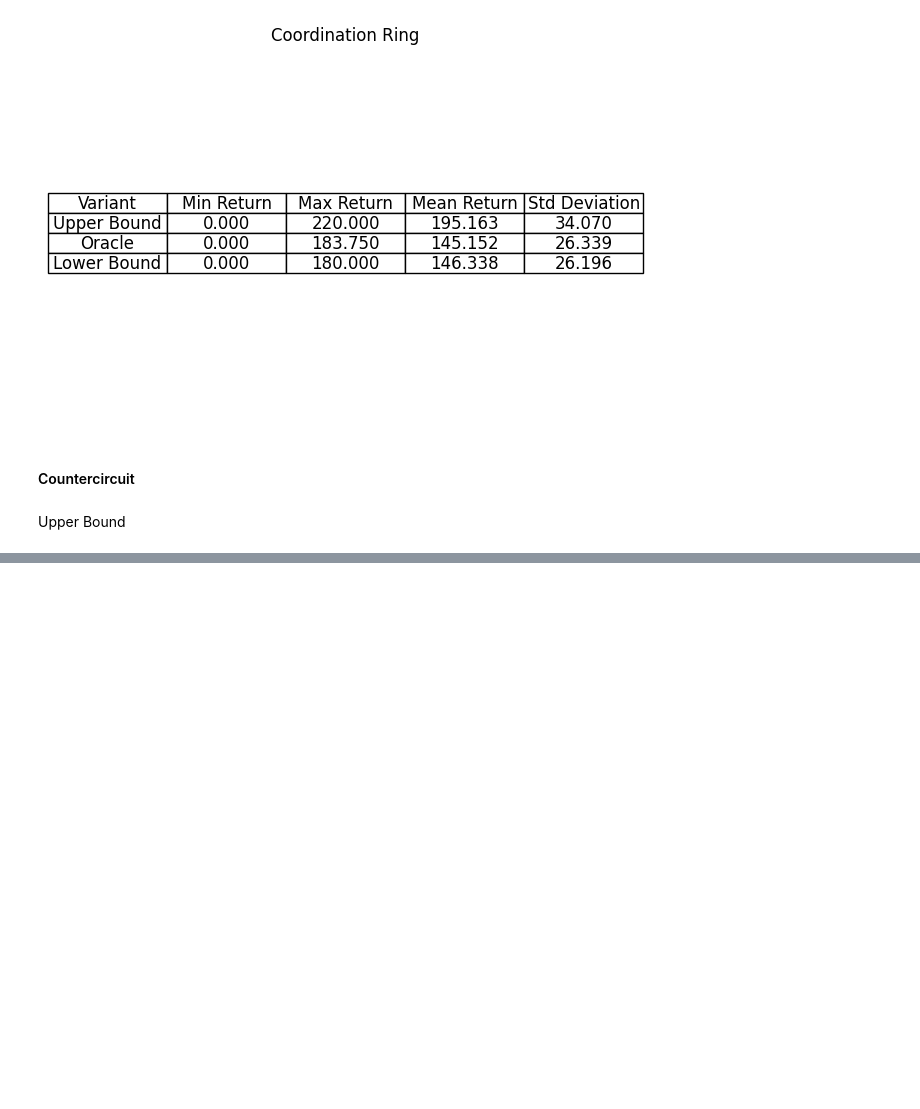
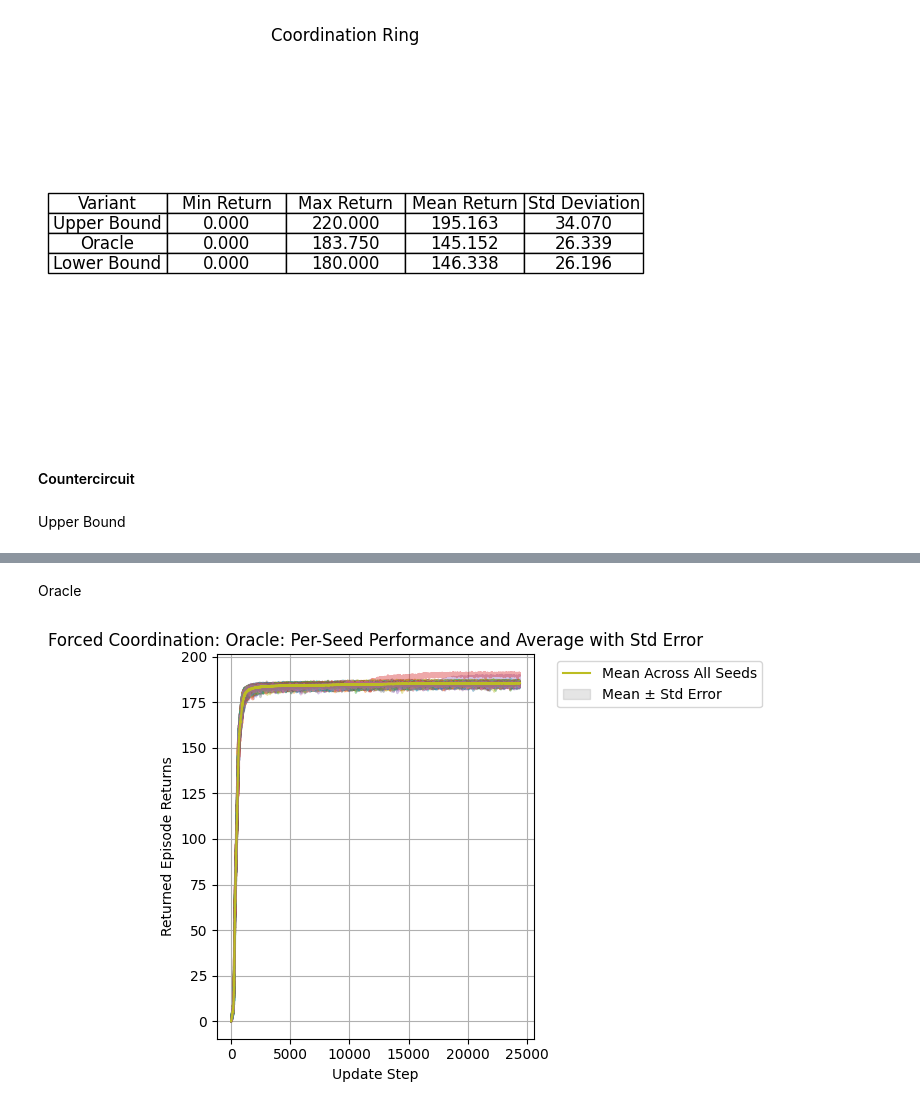
Before and after one commit to sandguine/value-of-intent, a Jupyter notebook: reward_mean_comparisons.ipynb, the cells around one changed output, grey strips where cells are left out. Saved outputs shown, nothing was run; the diff lists cells and outputs as text; code cells hidden in the pictures; blank space fills up the shorter version.

```diff
--- a/reward_mean_comparisons.ipynb
+++ b/reward_mean_comparisons.ipynb
@@ -573,0 +703,32 @@ plt.tight_layout()
+# %% [markdown]
+Oracle
+# %%
+op_returns_forced_coord = op_metrics_forced_coord['returned_episode_returns']
+op_reward_mean_forced_coord = op_returns_forced_coord.mean(axis=0)
+op_reward_std_forced_coord = op_returns_forced_coord.std(axis=0)
+op_reward_std_err_forced_coord = op_reward_std_forced_coord / np.sqrt(op_returns_forced_coord.shape[0])
+
+plt.figure()
+
+for seed_idx in range(op_returns_forced_coord.shape[0]):
+    plt.plot(op_returns_forced_coord[seed_idx], alpha=0.4,)
+
+plt.plot(op_reward_mean_forced_coord, label='Mean Across All Seeds')
+
+plt.fill_between(
+    range(len(op_reward_mean_forced_coord)),
+    op_reward_mean_forced_coord - op_reward_std_err_forced_coord,
+    op_reward_mean_forced_coord + op_reward_std_err_forced_coord,
+    alpha=0.2,
+    color='gray',
+    label='Mean ± Std Error'
+)
+
+plt.xlabel("Update Step")
+plt.ylabel("Returned Episode Returns")
+plt.title("Forced Coordination: Oracle: Per-Seed Performance and Average with Std Error")
+plt.legend(bbox_to_anchor=(1.05, 1), loc='upper left')
+plt.grid(True)
+plt.tight_layout()
+# %% [output]
+[figure, added]
```
Also changed, not shown: parts of 20 cells of this notebook, 8 other files.
